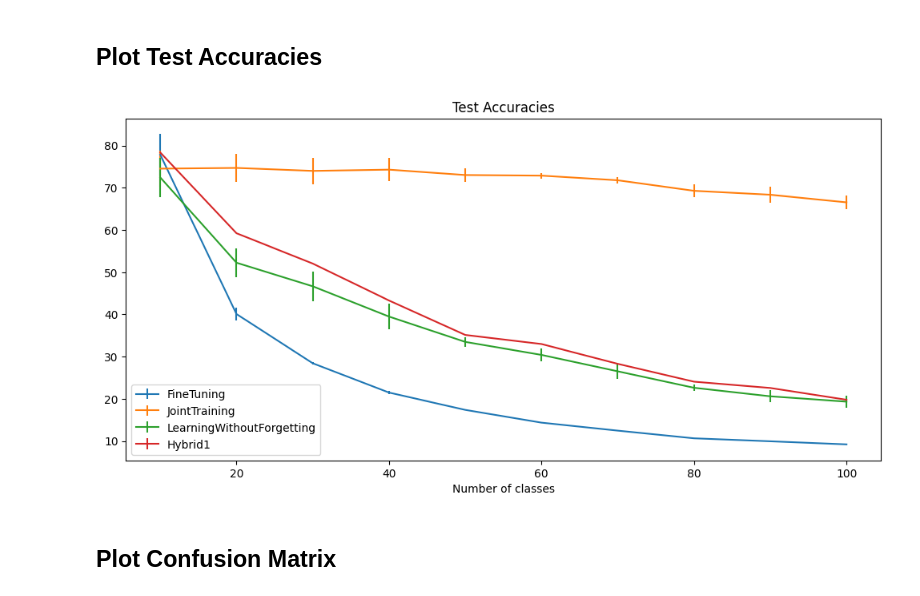
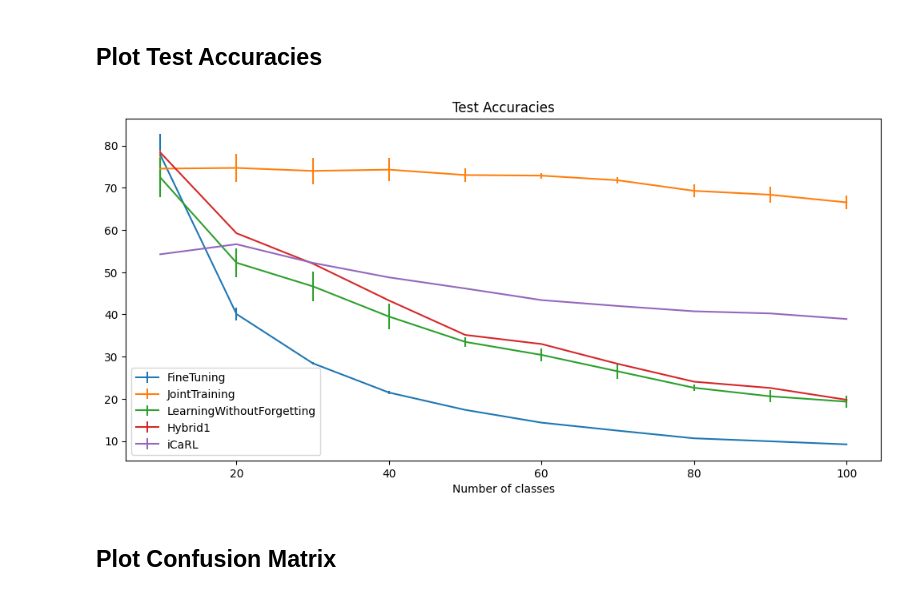
Before and after one commit to antonioalbanese/ProjectMLDL, a Jupyter notebook: plots/Plots.ipynb, the cells around one changed output. Drawn from its saved outputs; the diff is of its cells as text; code cells hidden in the pictures.

```diff
--- a/plots/Plots.ipynb
+++ b/plots/Plots.ipynb
@@ -34,18 +34,23 @@ LWF_test_accuracy =json.load(jsonfile)
 
 jsonfile = open("states/Hybrid1/Hybrid1_test_accuracy.json")
 Hybrid1_test_accuracy =json.load(jsonfile)
+
+jsonfile = open("states/iCaRL/iCaRL_test_accuracy.json")
+iCaRL_test_accuracy =json.load(jsonfile)
 # %%
 FineTuning_test_accuracy = np.array(FineTuning_test_accuracy)
 JointTraining_test_accuracy = np.array(JointTraining_test_accuracy)
 LWF_test_accuracy = np.array(LWF_test_accuracy)
 Hybrid1_test_accuracy = np.array(Hybrid1_test_accuracy)
+iCaRL_test_accuracy = np.array(iCaRL_test_accuracy)
 
 FineTuning_test_accuracy_stats = np.array([FineTuning_test_accuracy.mean(0) * 100, FineTuning_test_accuracy.std(0) * 100]).transpose()
 JointTraning_test_accuracy_stats = np.array([JointTraining_test_accuracy.mean(0) * 100, JointTraining_test_accuracy.std(0) * 100]).transpose()
 LWF_test_accuracy_stats = np.array([LWF_test_accuracy.mean(0) * 100, LWF_test_accuracy.std(0) * 100]).transpose()
 Hybrid1_test_accuracy_stats = np.array([Hybrid1_test_accuracy.mean(0) * 100, Hybrid1_test_accuracy.std(0) * 100]).transpose()
+iCaRL_test_accuracy_stats = np.array([iCaRL_test_accuracy.mean(0) * 100, iCaRL_test_accuracy.std(0) * 100]).transpose()
 # %%
-def plot_test_accuracy(finetuning, jointtraining, lwf, hybrid1, save_directory = None):
+def plot_test_accuracy(finetuning, jointtraining, lwf, hybrid1, icarl, save_directory = None):
   finetuning_mean = np.array(finetuning)[:, 0]
   finetuning_std = np.array(finetuning)[:, 1]
   jointtraining_mean = np.array(jointtraining)[:, 0]
@@ -54,12 +59,15 @@ def plot_test_accuracy(finetuning, jointtraining, lwf, hybrid1, save_directory =
   lfw_std = np.array(lwf)[:, 1]
   hybrid1_mean = np.array(hybrid1)[:, 0]
   hybrid1_std = np.array(hybrid1)[:, 1]
+  icarl_mean = np.array(icarl)[:, 0]
+  icarl_std = np.array(icarl)[:, 1]
   fig, ax = plt.subplots(figsize = (10, 5), dpi = 100)
   x = np.arange(10, 101, 10)
   ax.errorbar(x, finetuning_mean, finetuning_std, label = 'FineTuning')
   ax.errorbar(x, jointtraining_mean, jointtraining_std, label = 'JointTraining')
   ax.errorbar(x, lfw_mean, lfw_std, label = 'LearningWithoutForgetting')
   ax.errorbar(x, hybrid1_mean, hybrid1_std, label = 'Hybrid1')
+  ax.errorbar(x, icarl_mean, icarl_std, label = 'iCaRL')
   ax.set_xlabel("Number of classes")
   plt.tight_layout()
   plt.title("Test Accuracies", loc="center")
@@ -70,10 +78,11 @@ def plot_test_accuracy(finetuning, jointtraining, lwf, hybrid1, save_directory =
 # %%
 plot_test_accuracy(FineTuning_test_accuracy_stats,
                    JointTraning_test_accuracy_stats,
                    LWF_test_accuracy_stats,
-                   Hybrid1_test_accuracy_stats)
+                   Hybrid1_test_accuracy_stats,
+                   iCaRL_test_accuracy_stats)
 # %% [output]
-[figure, old version]
+[figure, new version]
 # %% [markdown]
 ## Plot Confusion Matrix
 # %%
```
Also changed, not shown: parts of 3 cells of this notebook.
